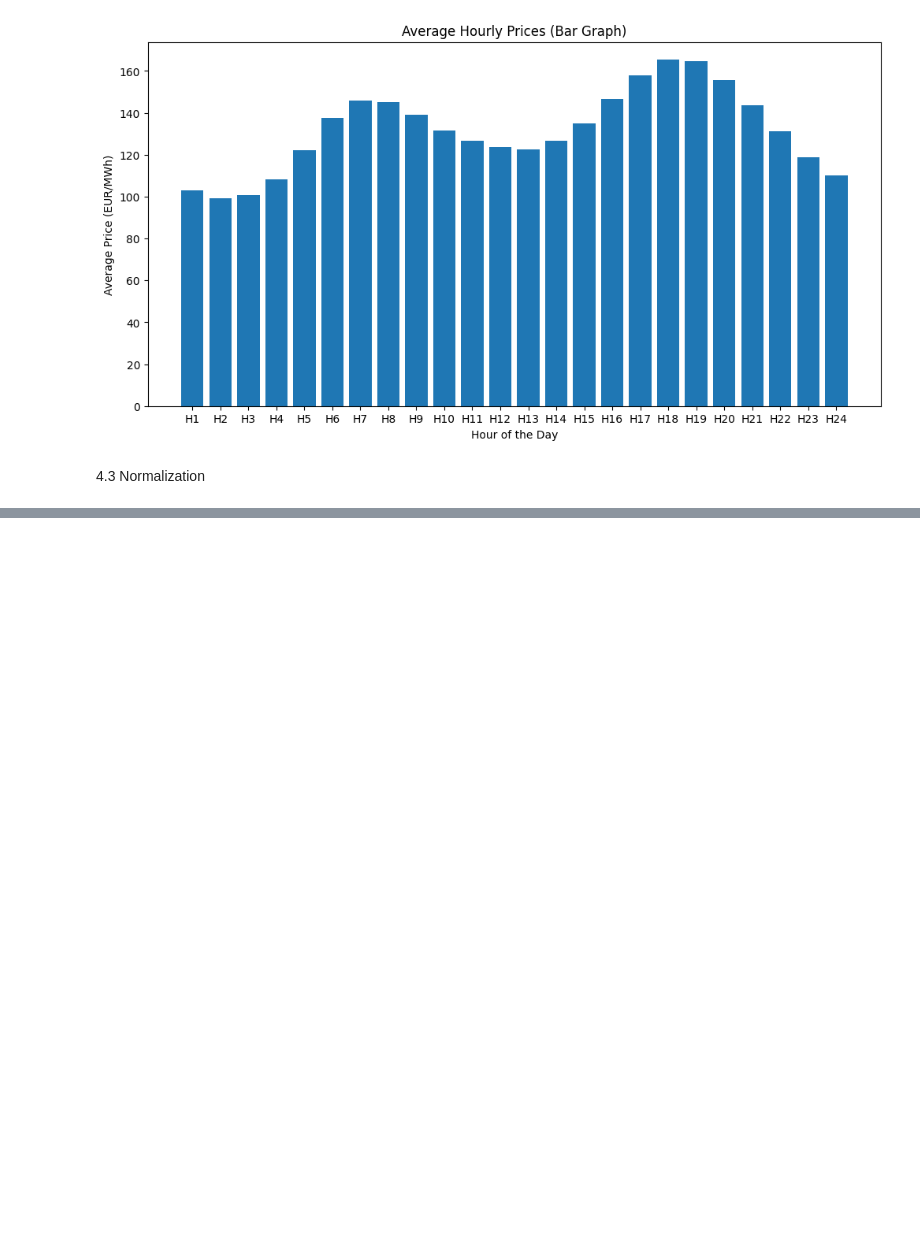
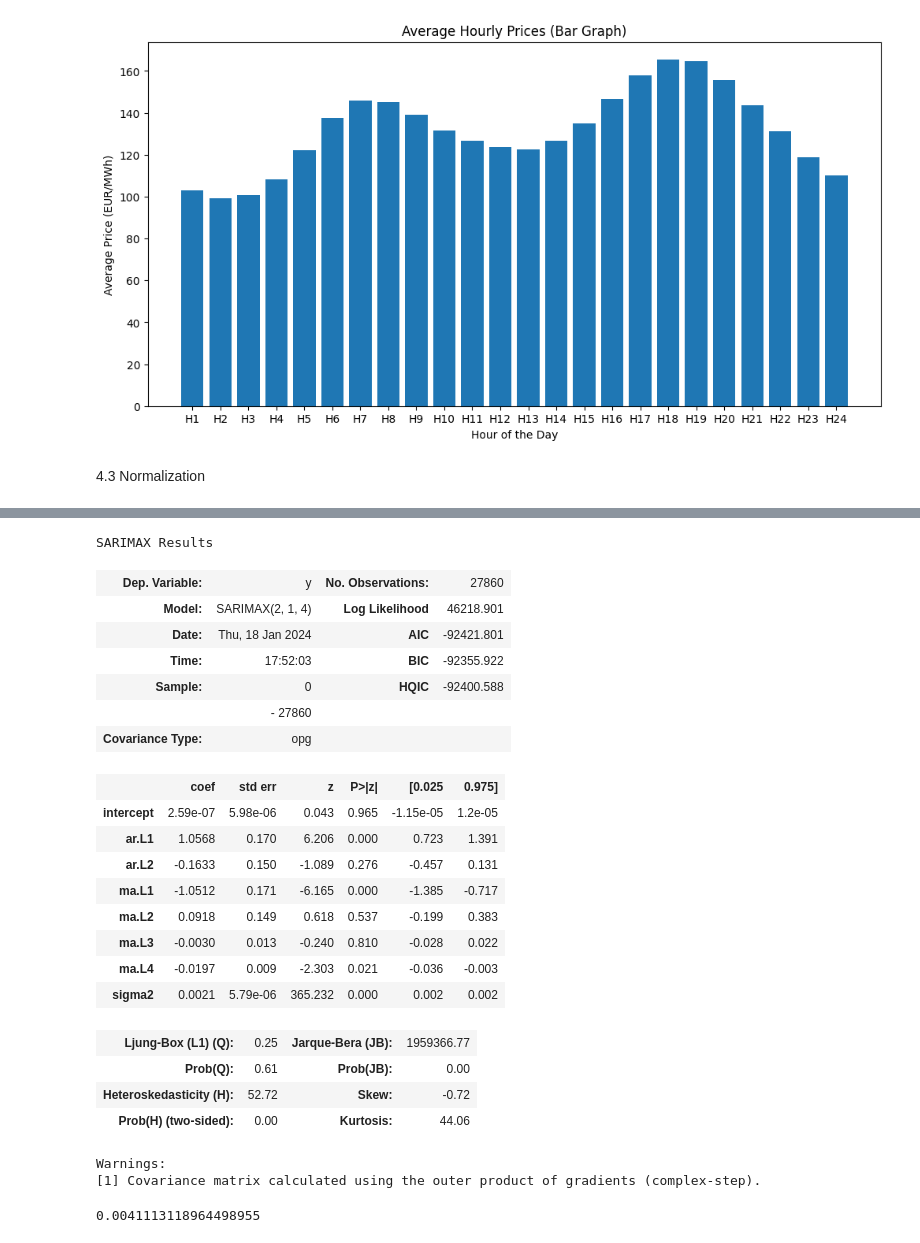
Before and after one commit to clerisy47/VoltVision, a Jupyter notebook: notebooks/price_forecasting.ipynb, the cells around one changed output, grey strips where cells are left out. Cells and saved outputs as stored; diff of their text form; code cells hidden in the pictures; blank space fills up the shorter version.

```diff
--- a/notebooks/price_forecasting.ipynb
+++ b/notebooks/price_forecasting.ipynb
@@ -219,7 +216,0 @@ X = df_price.drop("Prices\n(EUR/MWh)", axis=1).values
-# %%
-def train_test_split(X, y, train_size=0.8):
-    X_train = X[:int(train_size * len(X))]
-    X_test = X[int(train_size * len(X)):]
-    y_train = y[:int(train_size * len(y))]
-    y_test = y[int(train_size * len(y)):]
-    return X_train, X_test, y_train, y_test
@@ -227,0 +227,7 @@ X_train, X_test, y_train, y_test = train_test_split(X, y, train_size=0.8)
+# %%
+def train_test_split(df, train_size=0.8):
+    df_train = df[:int(train_size * len(df))]
+    df_test = df[int(train_size * len(df)):]
+    return df_train, df_test
+# %%
+df_train, df_test = train_test_split(df_price)
@@ -227,0 +442,3 @@ X_train, X_test, y_train, y_test = train_test_split(X, y, train_size=0.8)
+# %%
+model = auto_arima(df_train, seasonal=True, m=12, trace=True)
+model.fit(df_train)
@@ -227,0 +467,26 @@ X_train, X_test, y_train, y_test = train_test_split(X, y, train_size=0.8)
+# %%
+model.summary()
+# %% [output]
+SARIMAX Results
+| Dep. Variable: | y | No. Observations: | 27860 |
+| Model: | SARIMAX(2, 1, 4) | Log Likelihood | 46218.901 |
+| Date: | Thu, 18 Jan 2024 | AIC | -92421.801 |
+| Time: | 17:52:03 | BIC | -92355.922 |
+| Sample: | 0 | HQIC | -92400.588 |
+|  | - 27860 |  |  |
+| Covariance Type: | opg |  |  |
+|  | coef | std err | z | P>|z| | [0.025 | 0.975] |
+| intercept | 2.59e-07 | 5.98e-06 | 0.043 | 0.965 | -1.15e-05 | 1.2e-05 |
+| ar.L1 | 1.0568 | 0.170 | 6.206 | 0.000 | 0.723 | 1.391 |
+| ar.L2 | -0.1633 | 0.150 | -1.089 | 0.276 | -0.457 | 0.131 |
+| ma.L1 | -1.0512 | 0.171 | -6.165 | 0.000 | -1.385 | -0.717 |
+| ma.L2 | 0.0918 | 0.149 | 0.618 | 0.537 | -0.199 | 0.383 |
+| ma.L3 | -0.0030 | 0.013 | -0.240 | 0.810 | -0.028 | 0.022 |
+| ma.L4 | -0.0197 | 0.009 | -2.303 | 0.021 | -0.036 | -0.003 |
+| sigma2 | 0.0021 | 5.79e-06 | 365.232 | 0.000 | 0.002 | 0.002 |
+| Ljung-Box (L1) (Q): | 0.25 | Jarque-Bera (JB): | 1959366.77 |
+| Prob(Q): | 0.61 | Prob(JB): | 0.00 |
+| Heteroskedasticity (H): | 52.72 | Skew: | -0.72 |
+| Prob(H) (two-sided): | 0.00 | Kurtosis: | 44.06 |
+Warnings:
+[1] Covariance matrix calculated using the outer product of gradients (complex-step).
@@ -227,0 +495,4 @@ X_train, X_test, y_train, y_test = train_test_split(X, y, train_size=0.8)
+# %%
+mean_squared_error(df_test, df_predict)
+# %% [output]
+0.0041113118964498955
```
Also changed, not shown: parts of 28 cells of this notebook.
